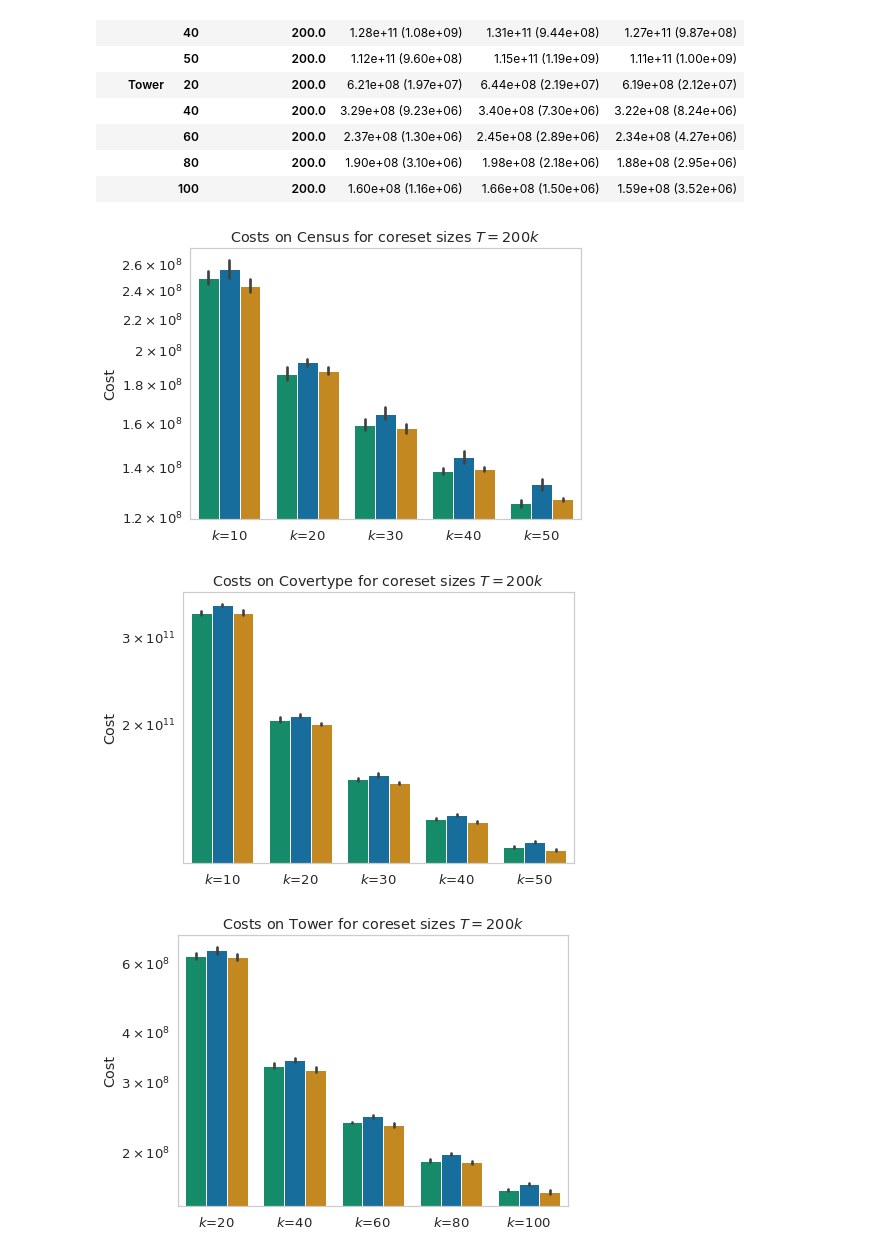
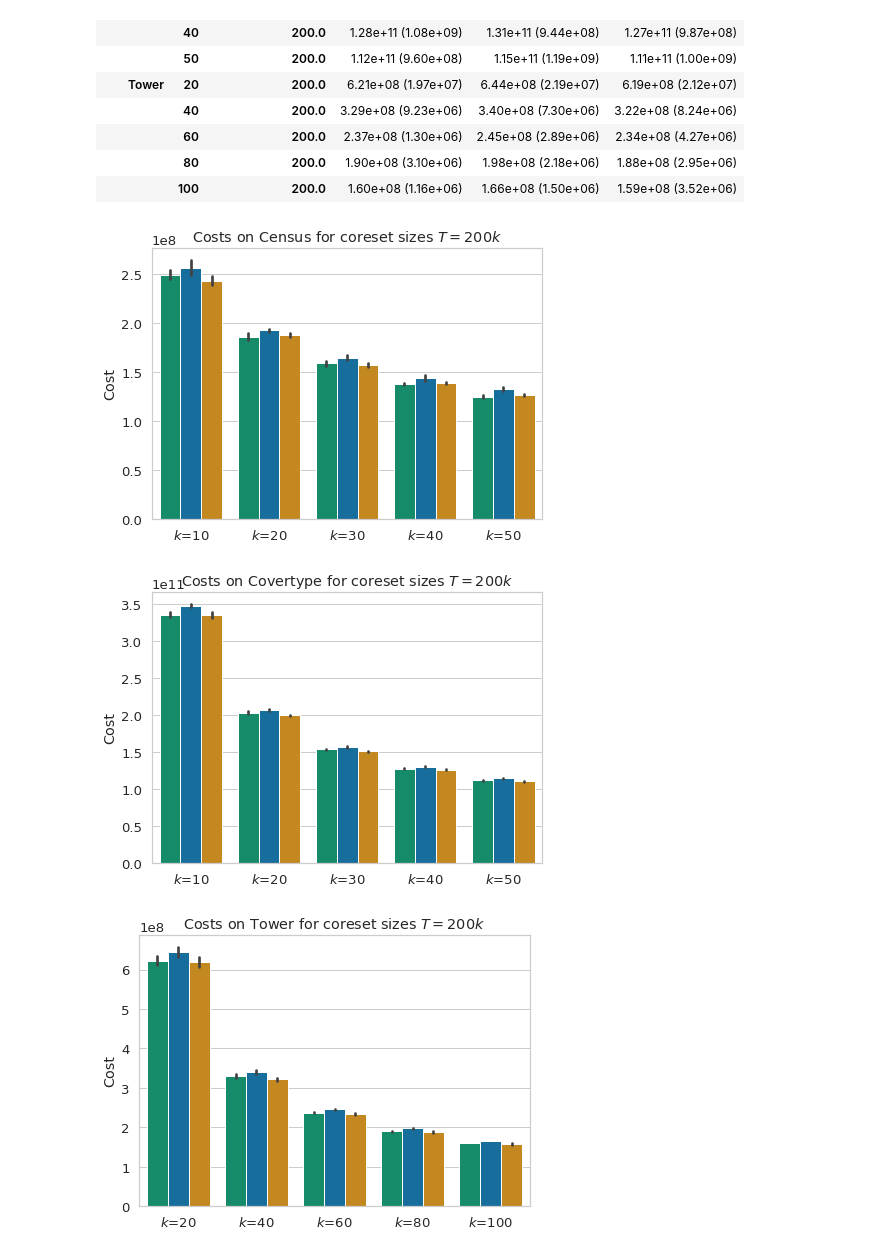
Before and after one commit to sheikhomar/yace-rw, a Jupyter notebook: notebooks/01-results.ipynb, the cells around one changed output. Saved outputs shown, nothing was run; the diff lists cells and outputs as text; code cells hidden in the pictures.

```diff
--- a/notebooks/01-results.ipynb
+++ b/notebooks/01-results.ipynb
@@ -265,7 +266,7 @@ with sns.plotting_context("notebook", font_scale=1.2):
         ax.set_title(f"Costs on {data_set} for coreset sizes $T=200k$")
         ax.set_ylabel(f"Cost")
         ax.set_xlabel("")
-        ax.set_yscale("log")
+
         ax.legend(title='Algorithms', bbox_to_anchor=(1.01, 1.02), loc='upper left').set_visible(False)
         # fig.savefig(f"figures/plot-input-costs-{data_set.lower()}.pdf", bbox_inches="tight")
 # %% [output]
@@ -306,21 +307,21 @@ df_results_table
 # %%
 data_sets = np.sort(df_cost_data["dataset"].unique())
 
 with sns.plotting_context("notebook", font_scale=1.2):
     for j, data_set in enumerate(data_sets):
         fig, ax = plt.subplots(figsize=(7, 5))
         f2 = df_cost_data["dataset"] == data_set
         df_filtered = df_cost_data[f2].copy()
         df_filtered.sort_values(by=["k", "algorithm"], inplace=True)
         sns.barplot(data=df_filtered, x="k_formatted", y="coreset_cost", hue="algorithm", ax=ax, palette=algorithm_colors)
 
         ax.set_title(f"Costs on {data_set} for coreset sizes $T=200k$")
         ax.set_ylabel(f"Cost")
         ax.set_xlabel("")
-        ax.set_yscale("log")
+        # ax.set_yscale("log")
         ax.legend(title='Algorithms', bbox_to_anchor=(1.01, 1.02), loc='upper left').set_visible(False)
         # fig.savefig(f"figures/plot-coreset-costs-{data_set.lower()}.pdf", bbox_inches="tight")
 # %% [output]
-[figure, old version]
+[figure, new version]
-[figure, old version]
+[figure, new version]
-[figure, old version]
+[figure, new version]
```
Also changed, not shown: parts of 4 cells of this notebook.
